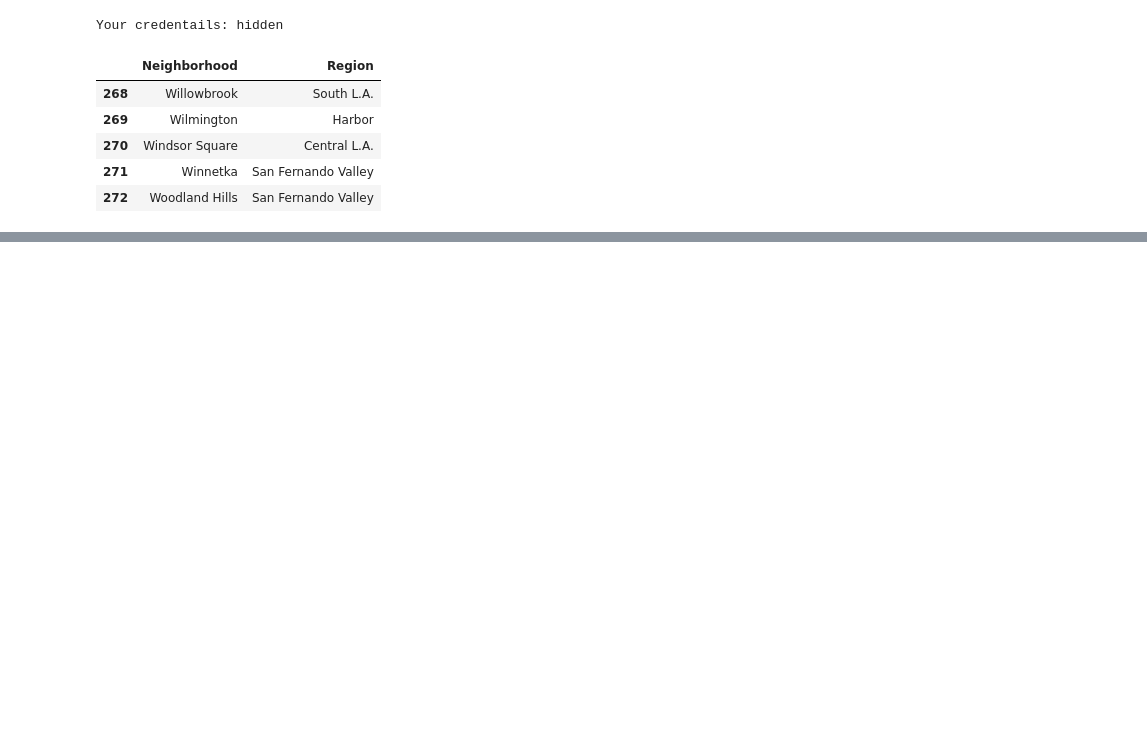
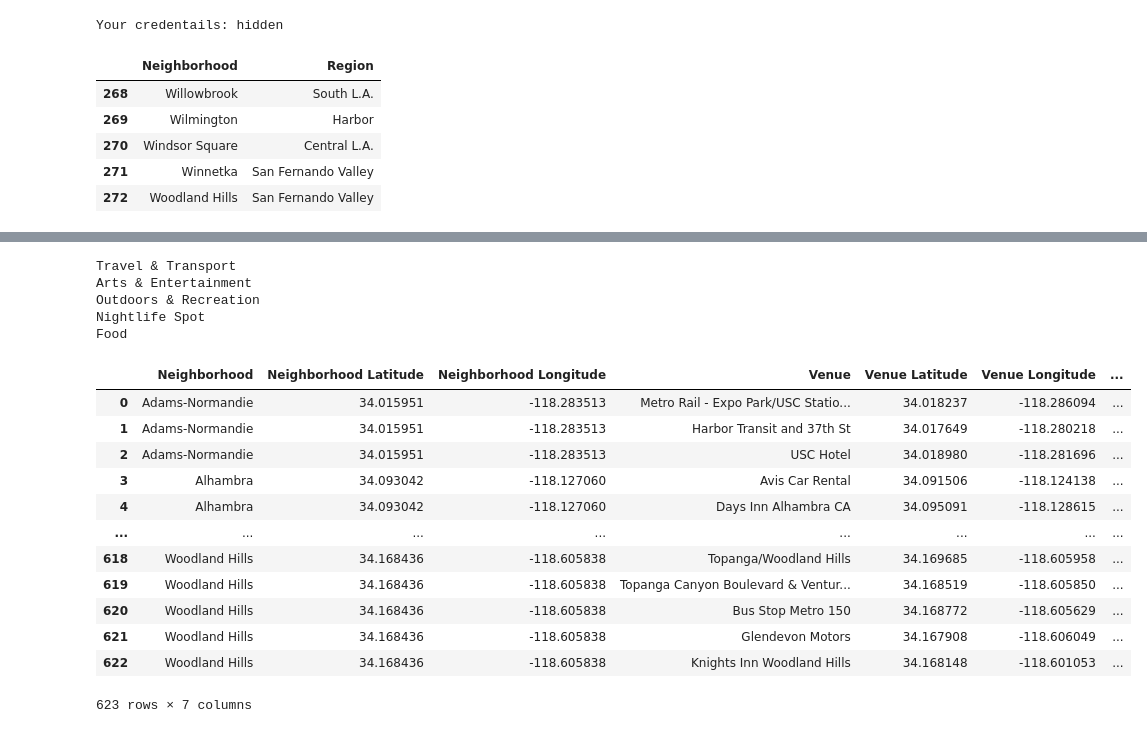
Before and after one commit to jimmy-io/Coursera_Capstone, a Jupyter notebook: IBM_CapStone_JimmyJ.ipynb, the cells around one changed output, grey strips where cells are left out. Cells and saved outputs as stored; diff of their text form; code cells hidden in the pictures; blank space fills up the shorter version.

```diff
--- a/IBM_CapStone_JimmyJ.ipynb
+++ b/IBM_CapStone_JimmyJ.ipynb
@@ -93,0 +161,21 @@ LA_neighs['Longitude'] = longitude
+# %%
+# create map of LA using latitude and longitude values
+map_LA = folium.Map(location=[LAlatitude, LAlongitude], zoom_start=11, width=800, height=600)
+
+counter1=0
+
+# add markers to map
+for lat, lng, borough, neighborhood in zip(LA_neighs['Latitude'], LA_neighs['Longitude'], LA_neighs['Neighborhood'], LA_neighs['Region']):
+    label = '{}, {}'.format(neighborhood, borough)
+    label = folium.Popup(label, parse_html=True)
+    folium.CircleMarker(
+        [lat, lng],
+        radius=5,
+        popup=label,
+        color='blue',
+        fill=True,
+        fill_color='#3186cc',
+        fill_opacity=0.7,
+        parse_html=False).add_to(map_LA)
+    counter1+=1
+map_LA
@@ -93,0 +184,12 @@ LA_neighs['Longitude'] = longitude
+# %%
+## Categories and IDs from FourSquare API
+
+catIds={}
+catIds={'Travel & Transport': '4d4b7105d754a06379d81259',
+        'Arts & Entertainment': '4d4b7104d754a06370d81259',
+        'Outdoors & Recreation':'4d4b7105d754a06377d81259',
+        'Nightlife Spot':'4d4b7105d754a06376d81259',
+        'Food':'4d4b7105d754a06374d81259',
+
+       }
+catIds
@@ -93,0 +222,4 @@ LA_neighs['Longitude'] = longitude
+# %%
+for key in catIds:
+    print(key)
+    print(catIds[key])
@@ -93,0 +289,27 @@ LA_neighs['Longitude'] = longitude
+# %%
+venues_dict = getNearbyVenues(LA_neighs['Neighborhood'], LA_neighs['Latitude'], LA_neighs['Longitude'], categoryIds = catIds, radius = 500, limit = 100)
+# %%
+for key in venues_dict:
+    print(key)
+# %% [output]
+Travel & Transport
+Arts & Entertainment
+Outdoors & Recreation
+Nightlife Spot
+Food
+# %%
+venues_dict['Travel & Transport']
+# %% [output]
+|  | Neighborhood | Neighborhood Latitude | Neighborhood Longitude | Venue | Venue Latitude | Venue Longitude | ... |
+| 0 | Adams-Normandie | 34.015951 | -118.283513 | Metro Rail - Expo Park/USC Statio... | 34.018237 | -118.286094 | ... |
+| 1 | Adams-Normandie | 34.015951 | -118.283513 | Harbor Transit and 37th St | 34.017649 | -118.280218 | ... |
+| 2 | Adams-Normandie | 34.015951 | -118.283513 | USC Hotel | 34.018980 | -118.281696 | ... |
+| 3 | Alhambra | 34.093042 | -118.127060 | Avis Car Rental | 34.091506 | -118.124138 | ... |
+| 4 | Alhambra | 34.093042 | -118.127060 | Days Inn Alhambra CA | 34.095091 | -118.128615 | ... |
+| ... | ... | ... | ... | ... | ... | ... | ... |
+| 618 | Woodland Hills | 34.168436 | -118.605838 | Topanga/Woodland Hills | 34.169685 | -118.605958 | ... |
+| 619 | Woodland Hills | 34.168436 | -118.605838 | Topanga Canyon Boulevard & Ventur... | 34.168519 | -118.605850 | ... |
+| 620 | Woodland Hills | 34.168436 | -118.605838 | Bus Stop Metro 150 | 34.168772 | -118.605629 | ... |
+| 621 | Woodland Hills | 34.168436 | -118.605838 | Glendevon Motors | 34.167908 | -118.606049 | ... |
+| 622 | Woodland Hills | 34.168436 | -118.605838 | Knights Inn Woodland Hills | 34.168148 | -118.601053 | ... |
+623 rows × 7 columns
```
Also changed, not shown: parts of 16 cells of this notebook.
